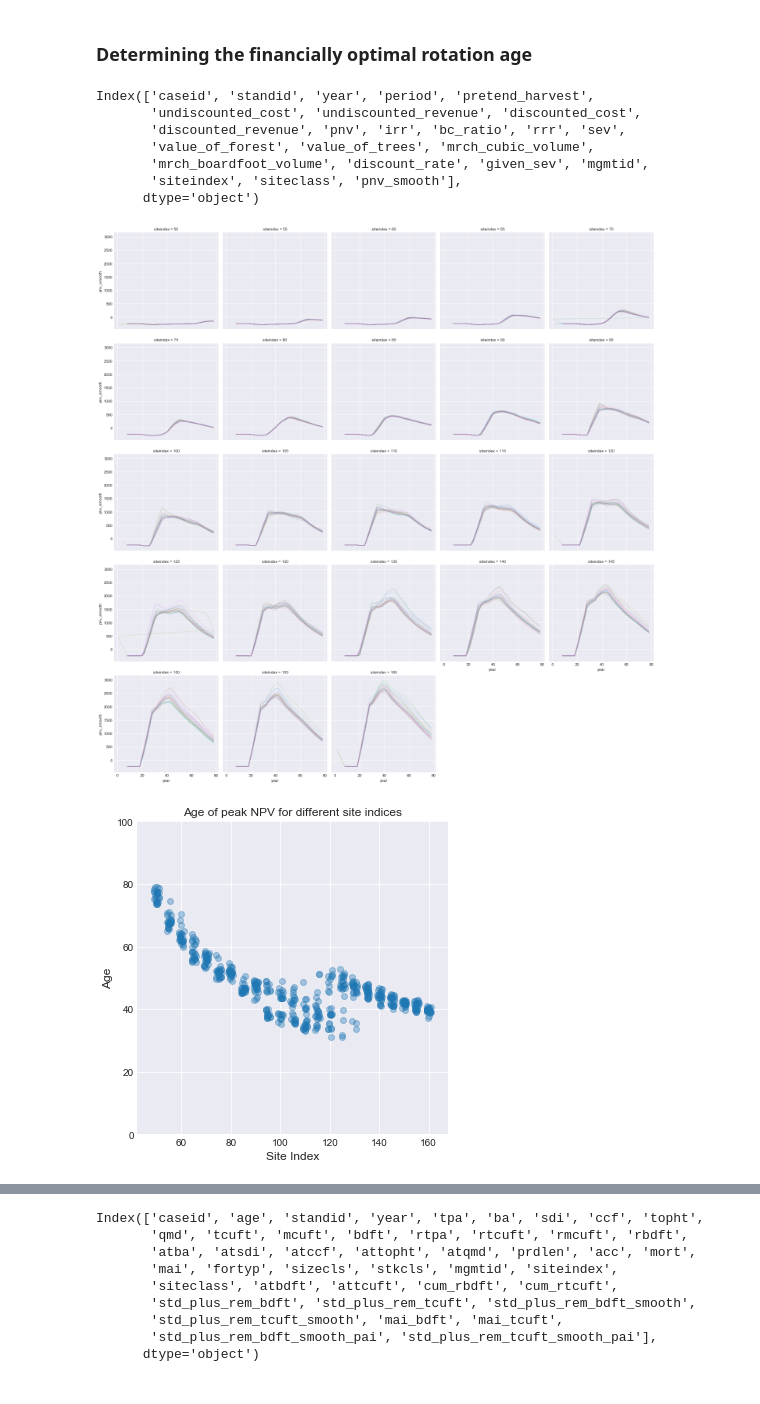
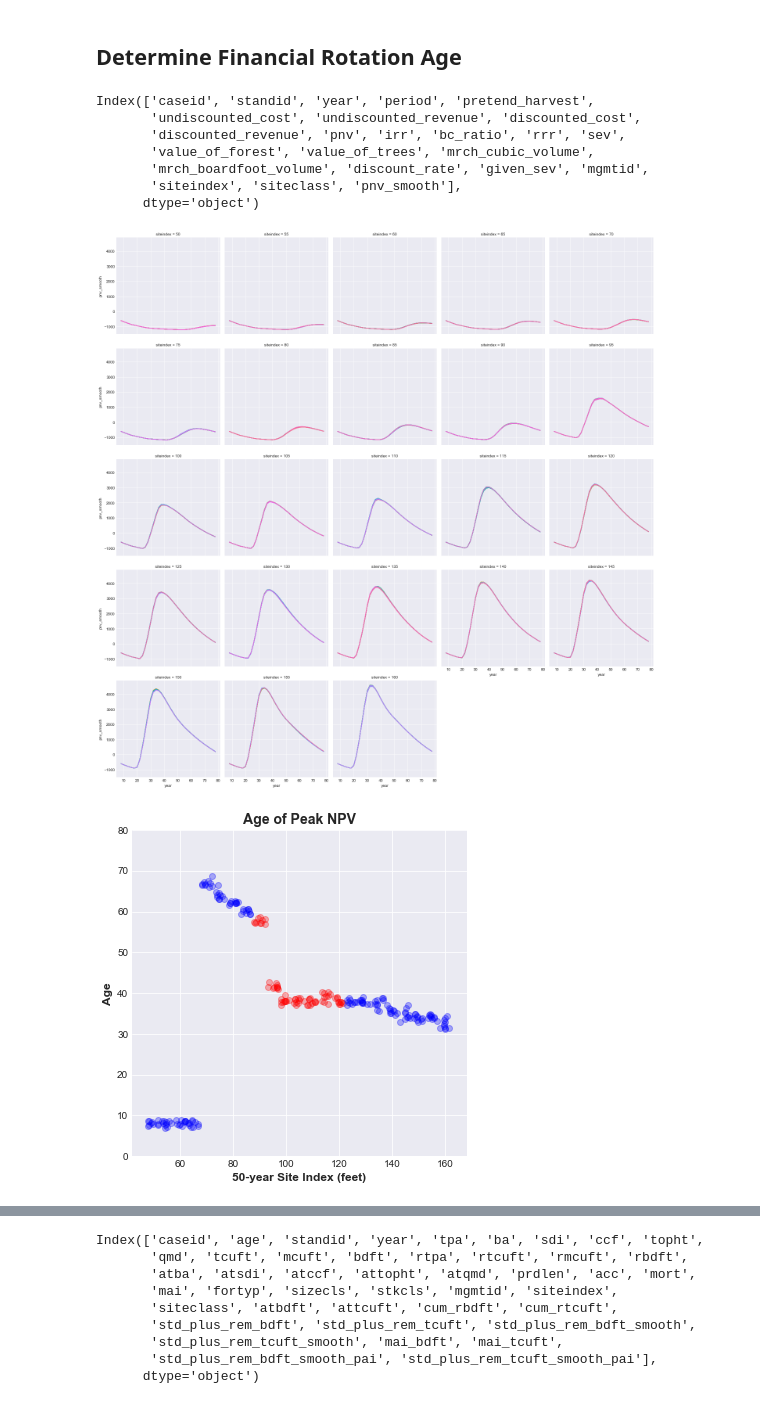
Before and after one commit to Ecotrust/FSC_Case_Studies, a Jupyter notebook: FSC Case Study Determining Rotation Length.ipynb, the cells around one changed output, grey strips where cells are left out. Drawn from its saved outputs; the diff is of its cells as text; code cells hidden in the pictures.

```diff
--- a/FSC Case Study Determining Rotation Length.ipynb
+++ b/FSC Case Study Determining Rotation Length.ipynb
@@ -7,8 +7,8 @@ import seaborn as sns
 # %%
 %matplotlib inline
 sns.set_style('darkgrid')
-# %% [markdown]
-### Determining the financially optimal rotation age
+# %% [markdown]
+## Determine Financial Rotation Age
 # %%
 conn = psycopg2.connect("dbname='Rotations' user='postgres' host='localhost'") # password in pgpass file
 SQL = '''
@@ -23,6 +23,7 @@ conn.close()
 # %%
 short['siteclass'] = pd.cut(short.siteindex, bins=[0,75,95,115,135,161],
                            labels=[5, 4, 3, 2, 1], right=False).astype('int')
+short = short.sort_values(by=['caseid', 'year'])
 pnv_smooth = short.groupby('caseid').rolling(window=5, on='year').mean().reset_index(drop=True)[['caseid', 'year', 'pnv']]
 short = short.merge(pnv_smooth, how='left', on=['caseid', 'year'], suffixes=('','_smooth'))
 # %%
@@ -36,21 +37,28 @@ Index(['caseid', 'standid', 'year', 'period', 'pretend_harvest',
        'siteindex', 'siteclass', 'pnv_smooth'],
       dtype='object')
 # %%
-g = sns.FacetGrid(data=short, col='siteindex', hue='caseid', col_wrap=5, size=4, sharey=True, sharex=True)
-g = g.map(plt.plot, 'year', 'pnv_smooth', alpha=0.15)
+g = sns.FacetGrid(data=short, col='siteindex', hue='caseid',
+                  col_wrap=5, size=4)
+g = g.map(plt.plot, 'year', 'pnv_smooth');
 # %% [output]
-[figure, old version]
+[figure, new version]
 # %%
+fig, ax = plt.subplots(1,1, figsize=(6,6))
 # FOR ALL SITE INDICES
 maxes = short[['year', 'siteindex']].iloc[short.groupby(['caseid', 'siteindex'])['pnv_smooth'].idxmax()]
 
-g = sns.lmplot(x="siteindex", y="year", data=maxes, fit_reg=False,
-               x_jitter=1, y_jitter=1, scatter_kws={'alpha':0.35})
+g = sns.regplot(x="siteindex", y="year", data=maxes.loc[maxes.siteindex.between(90,120)], fit_reg=False,
+               x_jitter=2, y_jitter=1, scatter_kws={'color':'red', 'alpha':0.3}, ax=ax)
+g = sns.regplot(x="siteindex", y="year", data=maxes.loc[maxes.siteindex < 90], fit_reg=False,
+               x_jitter=2, y_jitter=1, scatter_kws={'color':'blue', 'alpha':0.3}, ax=ax)
+g = sns.regplot(x="siteindex", y="year", data=maxes.loc[maxes.siteindex > 120], fit_reg=False,
+               x_jitter=2, y_jitter=1, scatter_kws={'color':'blue', 'alpha':0.3}, ax=ax)
 
-plt.ylim(0,100)
-plt.title('Age of peak NPV for different site indices')
-plt.xlabel("Site Index", fontsize=12)
-plt.ylabel("Age", fontsize=12);
+plt.ylim(0,80)
+#plt.xlim(40,170)
+plt.title('Age of Peak NPV', fontsize=14, weight='bold')
+plt.xlabel("50-year Site Index (feet)", fontsize=12, weight='bold')
+plt.ylabel("Age", fontsize=12, weight='bold');
 # %% [output]
-[figure, old version]
+[figure, new version]
 # %%
```
Also changed, not shown: parts of 16 cells of this notebook, 9 other files.
